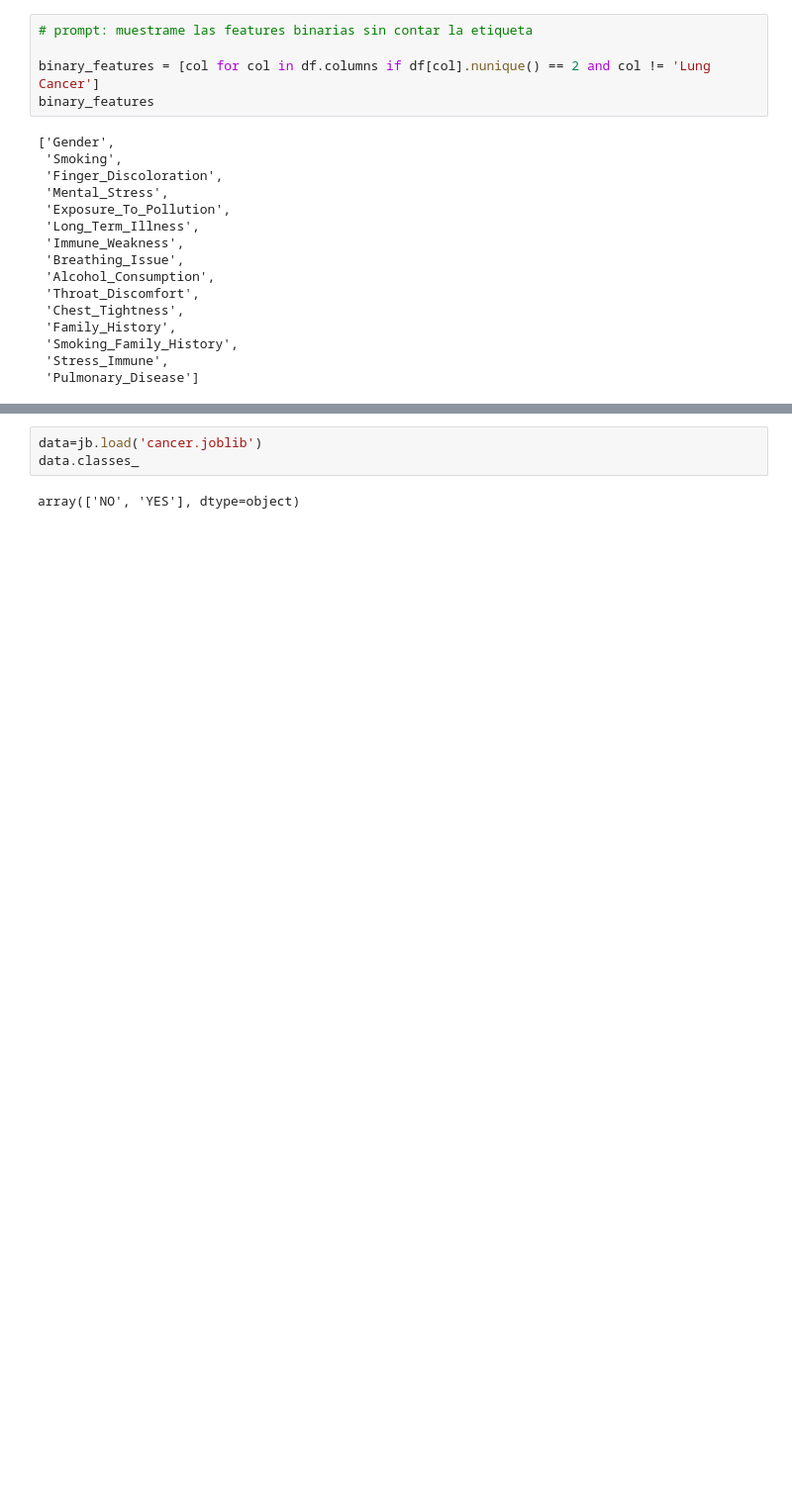
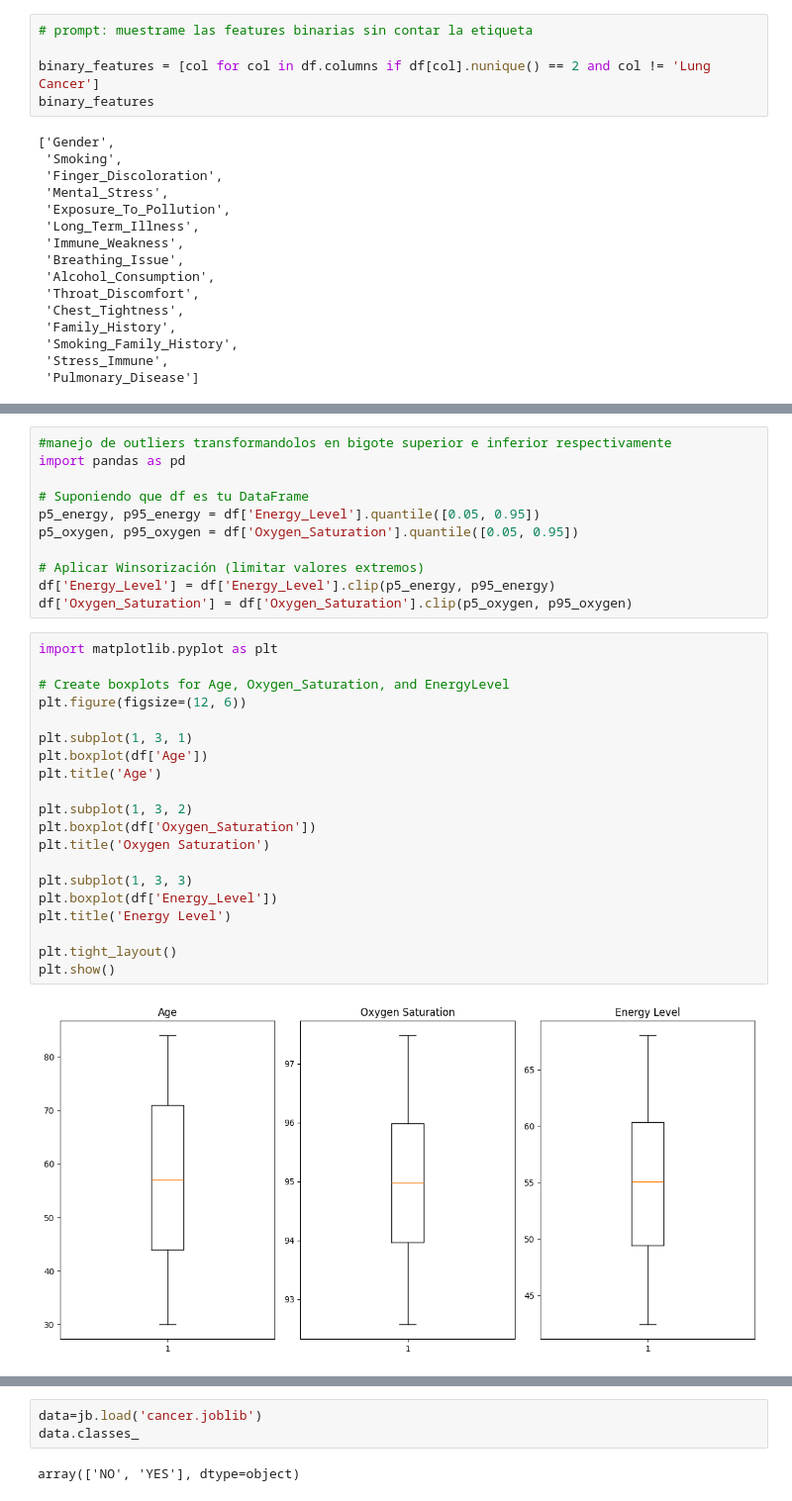
Before and after one commit to jjuandiego099/ProyectoIA, a Jupyter notebook: ProyectoCancerPulmon.ipynb, the cells around one changed output, grey strips where cells are left out. Shown at 99% size. Drawn from its saved outputs; the diff is of its cells as text; blank space fills up the shorter version.

```diff
--- a/ProyectoCancerPulmon.ipynb
+++ b/ProyectoCancerPulmon.ipynb
@@ -98,3 +116,36 @@ plt.show()
+# %%
+#manejo de outliers transformandolos en bigote superior e inferior respectivamente
+import pandas as pd
+
+# Suponiendo que df es tu DataFrame
+p5_energy, p95_energy = df['Energy_Level'].quantile([0.05, 0.95])
+p5_oxygen, p95_oxygen = df['Oxygen_Saturation'].quantile([0.05, 0.95])
+
+# Aplicar Winsorización (limitar valores extremos)
+df['Energy_Level'] = df['Energy_Level'].clip(p5_energy, p95_energy)
+df['Oxygen_Saturation'] = df['Oxygen_Saturation'].clip(p5_oxygen, p95_oxygen)
+# %%
+import matplotlib.pyplot as plt
+
+# Create boxplots for Age, Oxygen_Saturation, and EnergyLevel
+plt.figure(figsize=(12, 6))
+
+plt.subplot(1, 3, 1)
+plt.boxplot(df['Age'])
+plt.title('Age')
+
+plt.subplot(1, 3, 2)
+plt.boxplot(df['Oxygen_Saturation'])
+plt.title('Oxygen Saturation')
+
+plt.subplot(1, 3, 3)
+plt.boxplot(df['Energy_Level'])
+plt.title('Energy Level')
+
+plt.tight_layout()
+plt.show()
+# %% [output]
+[figure, added]
 # %%
 #usare labelencoder para Pulmonary_Disease y guardar en joblib
 import joblib as jb
```
Also changed, not shown: parts of 13 cells of this notebook.
